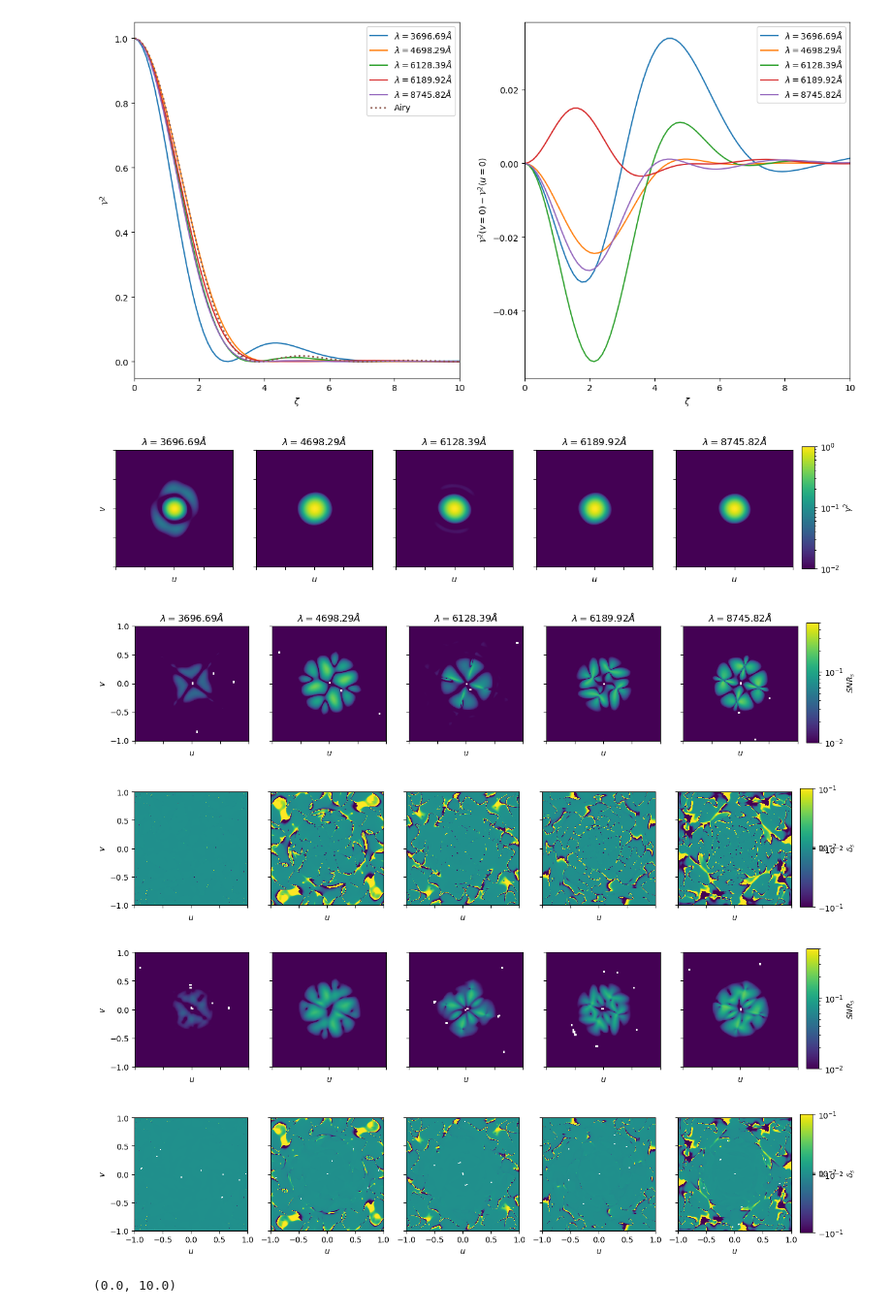
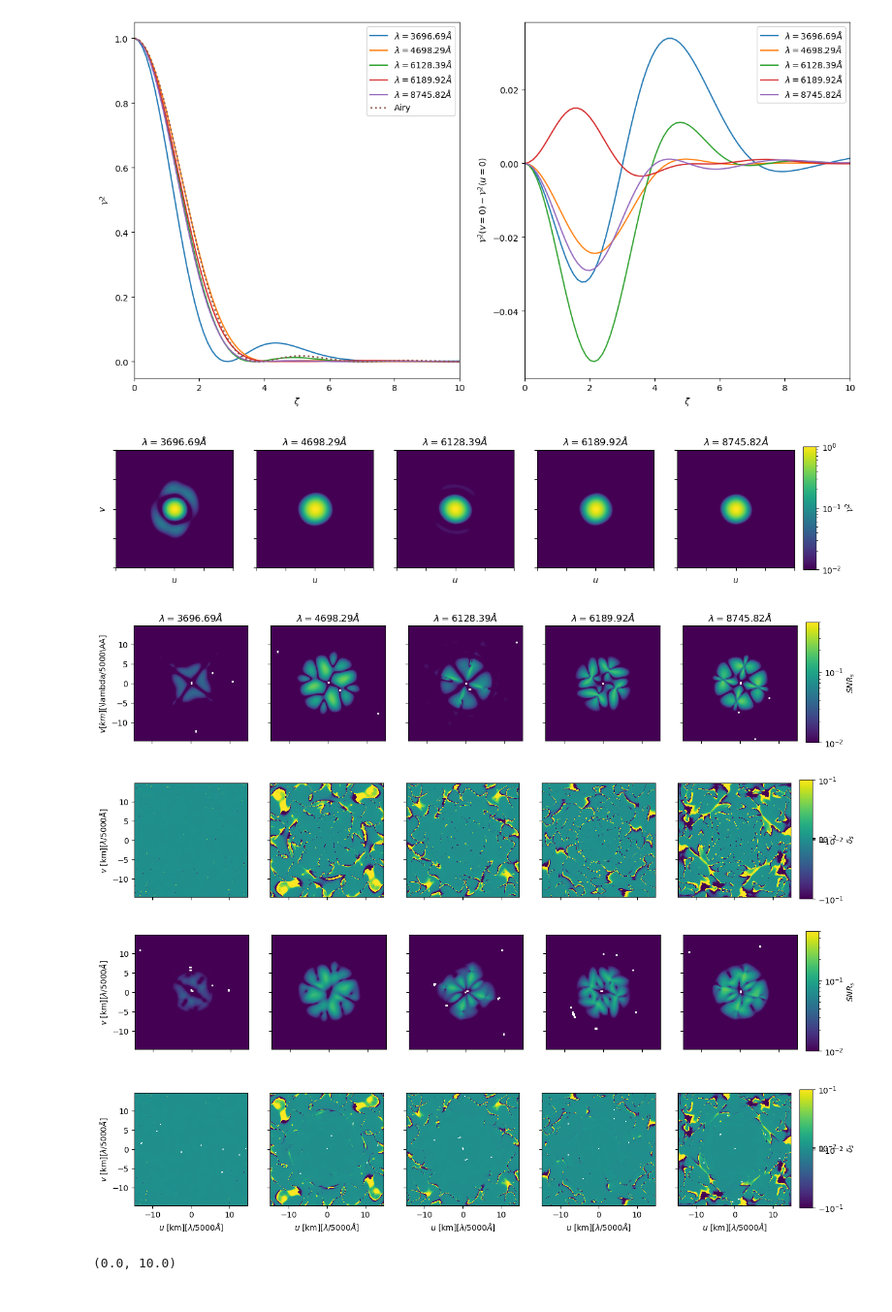
Before and after one commit to AlexGKim/II, a Jupyter notebook: sedona.ipynb, the cells around one changed output. Shown at 97% size. Drawn from its saved outputs; the diff is of its cells as text; code cells hidden in the pictures.

```diff
--- a/sedona.ipynb
+++ b/sedona.ipynb
@@ -126,6 +128,10 @@ wls = [3700, 4700, 6128, 6189,8750]
 
 idxs = [ numpy.abs(wavegrid - l).argmin() for l in wls]
 factor = 10
+
+Dwidth = 2 * 32000*3600*24*20 * factor * units.km
+DA = cosmo.angular_diameter_distance(0.004)
+Deltau = (DA/Dwidth).decompose()*5000e-10/1000   #at 5000A
 
 fluxshape = flux[0,:,:].shape
 paddedarray = numpy.zeros((fluxshape[0]*factor, fluxshape[1]*factor))
@@ -199,12 +205,6 @@ for i, idx in enumerate(idxs):
     F00rot45 = numpy.pad(scipy.ndimage.rotate(scipy.ndimage.zoom(F00,1/numpy.sqrt(2)),45,reshape=True),((0,1),(0,1)))
     F01rot45 = numpy.pad(scipy.ndimage.rotate(scipy.ndimage.zoom(F01,1/numpy.sqrt(2)),45,reshape=True),((0,1),(0,1)))
     F11rot45 = numpy.pad(scipy.ndimage.rotate(scipy.ndimage.zoom(F11,1/numpy.sqrt(2)),45,reshape=True),((0,1),(0,1)))
-    # gamma2flip = numpy.flip(gamma2)
-    # gamma2rotflip = numpy.flip(gamma2rot)
-    # gamma2rotflip45 = numpy.flip(gamma2rot45)
-    # gamma2rot45 = numpy.pad(gamma2rot45,((0,1),(0,1)))
-    # gamma2rotflip45 = numpy.pad(gamma2rotflip45,((0,1),(0,1)))
-
 
     siginv = dGammadnu[idx] * (128*numpy.pi)**(-0.25) * numpy.sqrt(3600/sigma_t)
 
@@ -259,81 +259,90 @@ for i, idx in enumerate(idxs):
     axs0[i].yaxis.set_ticklabels([])
     axs0[i].set_title(r'$\lambda={:.2f}\AA$'.format(wavegrid[idx]))
 
+    emin = minx - (minx + maxx)/2
+    emax = maxx - (minx + maxx)/2
     im1 = axs1[i].imshow(siginv /2 *
-                        numpy.sqrt(1/Fsinv[minx:maxx,minx:maxx]),norm='log',vmin=0.01,vmax=0.5,extent=[-1,1,-1,1])
+                         numpy.sqrt(1/Fsinv[minx:maxx,minx:maxx]),
+                         norm='log',vmin=0.01,vmax=0.5,extent=[emin*Deltau,emax*Deltau,emin*Deltau,emax*Deltau])
 
     if i ==0:
-        axs1[i].set_ylabel(r'$v$')
-    axs1[i].set_xlabel(r'$u$')
+        axs1[i].set_ylabel(r'$v [km][$\lambda/5000\AA$]$')
+    # axs1[i].set_xlabel(r'$u$ [km][$\lambda/5000\AA$]')
     axs1[i].xaxis.set_ticklabels([])
     if i != 0:
         axs1[i].yaxis.set_ticklabels([])
     axs1[i].set_title(r'$\lambda={:.2f}\AA$'.format(wavegrid[idx]))
 
     im2 = axs2[i].imshow(deltas,norm=matplotlib.colors.SymLogNorm(linthresh=0.03, linscale=0.03,
-                                              vmin=-0.1, vmax=0.1, base=10),extent=[-1,1,-1,1])
+                                              vmin=-0.1, vmax=0.1, base=10),
+                         extent=[emin*Deltau,emax*Deltau,emin*Deltau,emax*Deltau])
     if i ==0:
-        axs2[i].set_ylabel(r'$v$')
-    axs2[i].set_xlabel(r'$u$')
+        axs2[i].set_ylabel(r'$v$ [km][$\lambda/5000\AA$]')
+    # axs2[i].set_xlabel(r'$u$ [km][$\lambda/5000\AA$]')
     axs2[i].xaxis.set_ticklabels([])
     if i != 0:
         axs2[i].yaxis.set_ticklabels([])
     # axs[2,i].set_title(r'$\lambda={:.2f}\AA$'.format(wavegrid[idx]))
 
     im3 = axs3[i].imshow(siginv /3 *
-                        numpy.sqrt(1/Fsinv45[minx:maxx,minx:maxx]),norm='log',vmin=0.01,vmax=0.5,extent=[-1,1,-1,1])
+                        numpy.sqrt(1/Fsinv45[minx:maxx,minx:maxx]),norm='log',vmin=0.01,vmax=0.5,
+                         extent=[emin*Deltau,emax*Deltau,emin*Deltau,emax*Deltau])
 
 
     if i ==0:
-        axs3[i].set_ylabel(r'$v$')
-    axs3[i].set_xlabel(r'$u$')
+        axs3[i].set_ylabel(r'$v$ [km][$\lambda/5000\AA$]')
+    # axs3[i].set_xlabel(r'$u$ [km][$\lambda/5000\AA$]')
     axs3[i].xaxis.set_ticklabels([])
     if i != 0:
         axs3[i].yaxis.set_ticklabels([])
     # axs[3,i].set_title(r'$\lambda={:.2f}\AA$'.format(wavegrid[idx]))
 
     im4 = axs4[i].imshow(deltas45,norm=matplotlib.colors.SymLogNorm(linthresh=0.03, linscale=0.03,
-                                              vmin=-0.1, vmax=0.1, base=10),extent=[-1,1,-1,1])
+                                              vmin=-0.1, vmax=0.1, base=10),
+                         extent=[emin*Deltau,emax*Deltau,emin*Deltau,emax*Deltau])
     if i ==0:
-        axs4[i].set_ylabel(r'$v$')
-    axs4[i].set_xlabel(r'$u$')
+        axs4[i].set_ylabel(r'$v$ [km][$\lambda/5000\AA$]')
+    axs4[i].set_xlabel(r'$u$ [km][$\lambda/5000\AA$]')
     if i != 0:
         axs4[i].yaxis.set_ticklabels([])
     # axs[4,i].set_title(r'$\lambda={:.2f}\AA$'.format(wavegrid[idx]))
 
 
 
 
 fig0.subplots_adjust(right=0.90)
 fig1.subplots_adjust(right=0.90)
 fig2.subplots_adjust(right=0.90)
 fig3.subplots_adjust(right=0.90)
 fig4.subplots_adjust(right=0.90)
 cbar_ax = fig0.add_axes([0.91, 0.15, 0.015, 0.7])
 cbar=fig0.colorbar(im0, cax=cbar_ax)
-cbar.set_label(r"$\gamma^2$")
+cbar.set_label(r"$\mathcal{V}^2$")
 cbar_ax = fig1.add_axes([0.91, 0.15, 0.015, 0.7])
 cbar=fig1.colorbar(im1, cax=cbar_ax)
 cbar.set_label(r"$SNR_s$")
 cbar_ax = fig2.add_axes([0.91, 0.15, 0.015, 0.7])
 cbar=fig2.colorbar(im2, cax=cbar_ax)
 cbar.set_label(r"$\delta_s$")
 cbar_ax = fig3.add_axes([0.91, 0.15, 0.015, 0.7])
 cbar=fig3.colorbar(im3, cax=cbar_ax)
 cbar.set_label(r"$SNR_s$")
 cbar_ax = fig4.add_axes([0.91, 0.15, 0.015, 0.7])
 cbar=fig4.colorbar(im4, cax=cbar_ax)
 cbar.set_label(r"$\delta_s$")
 
-# fig.savefig('deltas_sedona.pdf')
+fig0.savefig('g2map_sedona.pdf')
+fig1.savefig('ds_1_sedona.pdf')
+fig3.savefig('ds_2_sedona.pdf')
+fig2.savefig('g2_1_sedona.pdf')
+fig4.savefig('g2_2_sedona.pdf')
 # fig3.savefig('ston_sedona.pdf')
-fig2.savefig('g2_sedona.pdf')
 # %% [output]
 [figure]
-[figure, old version]
+[figure, new version]
-[figure, old version]
+[figure, new version]
-[figure, old version]
+[figure, new version]
-[figure, old version]
+[figure, new version]
 # %%
 def dft_polar(y, norder=None):
     ny = len(y)
```
Also changed, not shown: parts of 2 cells of this notebook.
